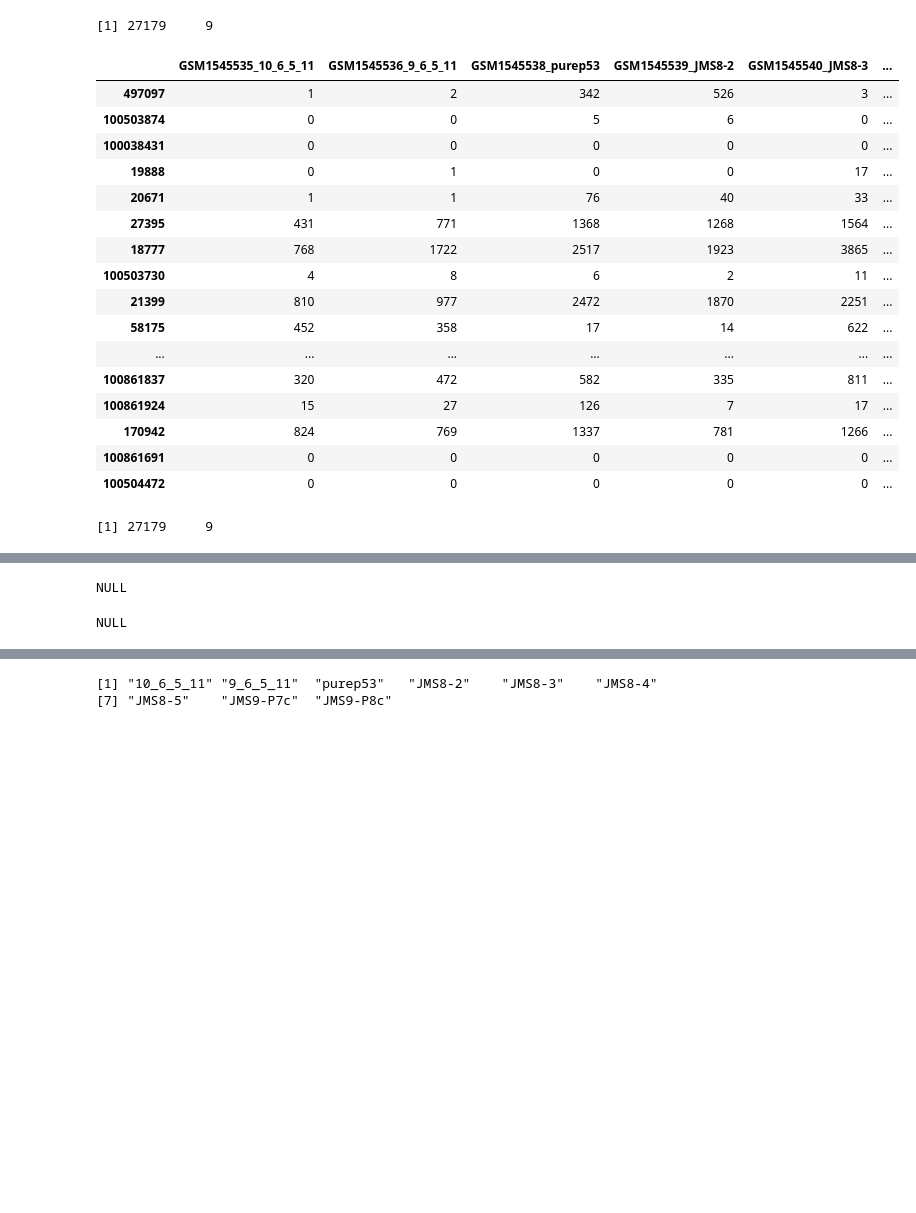
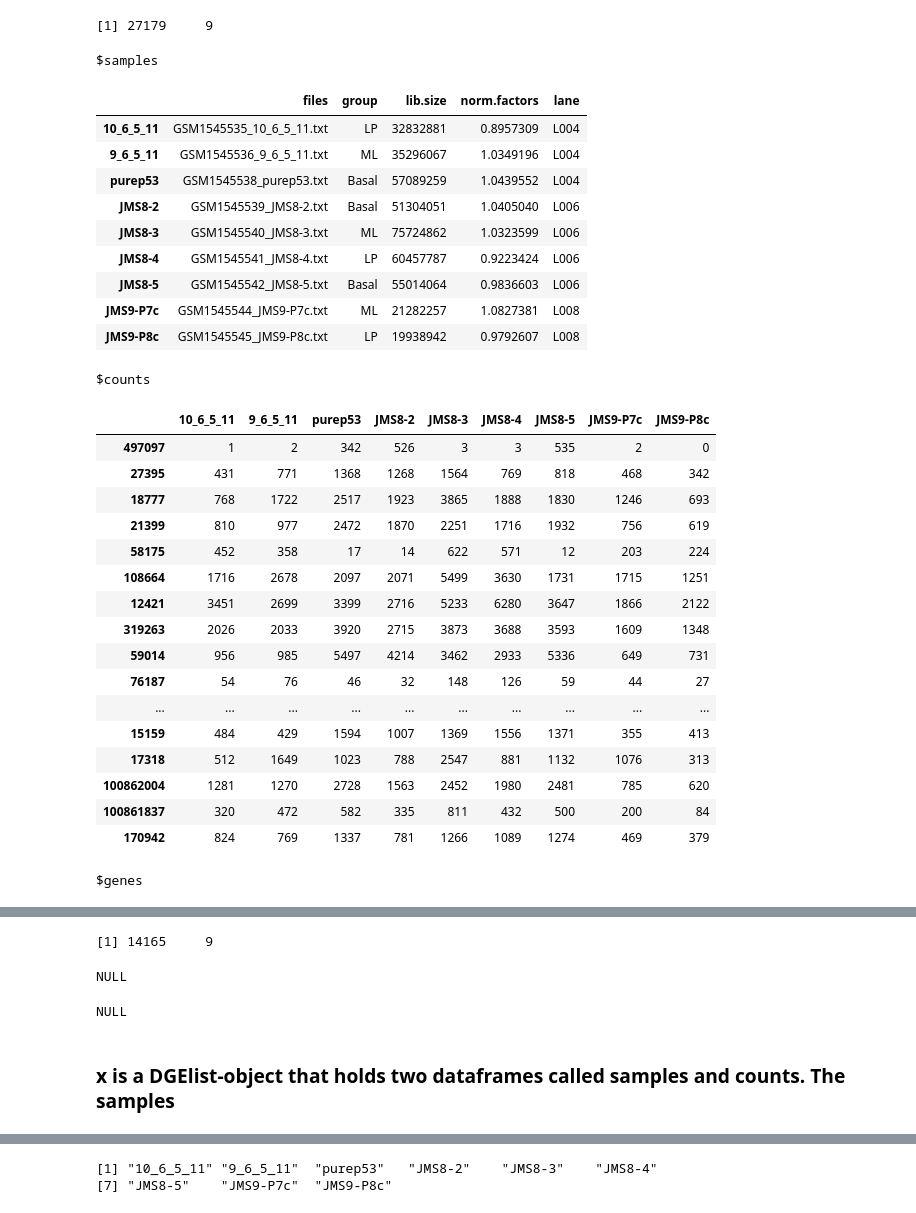
Before and after one commit to IbrahimAlshubaily/HW, a Jupyter notebook: RNA_SEQ.ipynb, the cells around one changed output, grey strips where cells are left out. Drawn from its saved outputs; the diff is of its cells as text; code cells hidden in the pictures; blank space fills up the shorter version.

```diff
--- a/RNA_SEQ.ipynb
+++ b/RNA_SEQ.ipynb
@@ -102,24 +127,36 @@ attr(,"package")
 [1] "edgeR"
 [1] 27179     9
 # %%
-x$counts
+x
 dim(x$counts)
 # %% [output]
+$samples
-|  | GSM1545535_10_6_5_11 | GSM1545536_9_6_5_11 | GSM1545538_purep53 | GSM1545539_JMS8-2 | GSM1545540_JMS8-3 | ... |
-| 497097 | 1 | 2 | 342 | 526 | 3 | ... |
-| 100503874 | 0 | 0 | 5 | 6 | 0 | ... |
-| 100038431 | 0 | 0 | 0 | 0 | 0 | ... |
-| 19888 | 0 | 1 | 0 | 0 | 17 | ... |
-| 20671 | 1 | 1 | 76 | 40 | 33 | ... |
-| 27395 | 431 | 771 | 1368 | 1268 | 1564 | ... |
-| 18777 | 768 | 1722 | 2517 | 1923 | 3865 | ... |
-| 100503730 | 4 | 8 | 6 | 2 | 11 | ... |
-| 21399 | 810 | 977 | 2472 | 1870 | 2251 | ... |
-| 58175 | 452 | 358 | 17 | 14 | 622 | ... |
-| ... | ... | ... | ... | ... | ... | ... |
-| 100861837 | 320 | 472 | 582 | 335 | 811 | ... |
-| 100861924 | 15 | 27 | 126 | 7 | 17 | ... |
-| 170942 | 824 | 769 | 1337 | 781 | 1266 | ... |
-| 100861691 | 0 | 0 | 0 | 0 | 0 | ... |
-| 100504472 | 0 | 0 | 0 | 0 | 0 | ... |
+|  | files | group | lib.size | norm.factors | lane |
+| 10_6_5_11 | GSM1545535_10_6_5_11.txt | LP | 32832881 | 0.8957309 | L004 |
+| 9_6_5_11 | GSM1545536_9_6_5_11.txt | ML | 35296067 | 1.0349196 | L004 |
+| purep53 | GSM1545538_purep53.txt | Basal | 57089259 | 1.0439552 | L004 |
+| JMS8-2 | GSM1545539_JMS8-2.txt | Basal | 51304051 | 1.0405040 | L006 |
+| JMS8-3 | GSM1545540_JMS8-3.txt | ML | 75724862 | 1.0323599 | L006 |
+| JMS8-4 | GSM1545541_JMS8-4.txt | LP | 60457787 | 0.9223424 | L006 |
+| JMS8-5 | GSM1545542_JMS8-5.txt | Basal | 55014064 | 0.9836603 | L006 |
+| JMS9-P7c | GSM1545544_JMS9-P7c.txt | ML | 21282257 | 1.0827381 | L008 |
+| JMS9-P8c | GSM1545545_JMS9-P8c.txt | LP | 19938942 | 0.9792607 | L008 |
-[1] 27179     9
+$counts
+|  | 10_6_5_11 | 9_6_5_11 | purep53 | JMS8-2 | JMS8-3 | JMS8-4 | JMS8-5 | JMS9-P7c | JMS9-P8c |
+| 497097 | 1 | 2 | 342 | 526 | 3 | 3 | 535 | 2 | 0 |
+| 27395 | 431 | 771 | 1368 | 1268 | 1564 | 769 | 818 | 468 | 342 |
+| 18777 | 768 | 1722 | 2517 | 1923 | 3865 | 1888 | 1830 | 1246 | 693 |
+| 21399 | 810 | 977 | 2472 | 1870 | 2251 | 1716 | 1932 | 756 | 619 |
+| 58175 | 452 | 358 | 17 | 14 | 622 | 571 | 12 | 203 | 224 |
+| 108664 | 1716 | 2678 | 2097 | 2071 | 5499 | 3630 | 1731 | 1715 | 1251 |
+| 12421 | 3451 | 2699 | 3399 | 2716 | 5233 | 6280 | 3647 | 1866 | 2122 |
+| 319263 | 2026 | 2033 | 3920 | 2715 | 3873 | 3688 | 3593 | 1609 | 1348 |
+| 59014 | 956 | 985 | 5497 | 4214 | 3462 | 2933 | 5336 | 649 | 731 |
+| 76187 | 54 | 76 | 46 | 32 | 148 | 126 | 59 | 44 | 27 |
+| ... | ... | ... | ... | ... | ... | ... | ... | ... | ... |
+| 15159 | 484 | 429 | 1594 | 1007 | 1369 | 1556 | 1371 | 355 | 413 |
+| 17318 | 512 | 1649 | 1023 | 788 | 2547 | 881 | 1132 | 1076 | 313 |
+| 100862004 | 1281 | 1270 | 2728 | 1563 | 2452 | 1980 | 2481 | 785 | 620 |
+| 100861837 | 320 | 472 | 582 | 335 | 811 | 432 | 500 | 200 | 84 |
+| 170942 | 824 | 769 | 1337 | 781 | 1266 | 1089 | 1274 | 469 | 379 |
+$genes
@@ -126,6 +180,9 @@ dim(x$counts)
+[1] 14165     9
 # %%
 x$genes
 dim(x$genes)
 # %% [output]
 NULL
 NULL
+# %% [markdown]
+### x is a DGElist-object that holds two dataframes called samples and counts.  The samples
```
Also changed, not shown: parts of 45 cells of this notebook.
